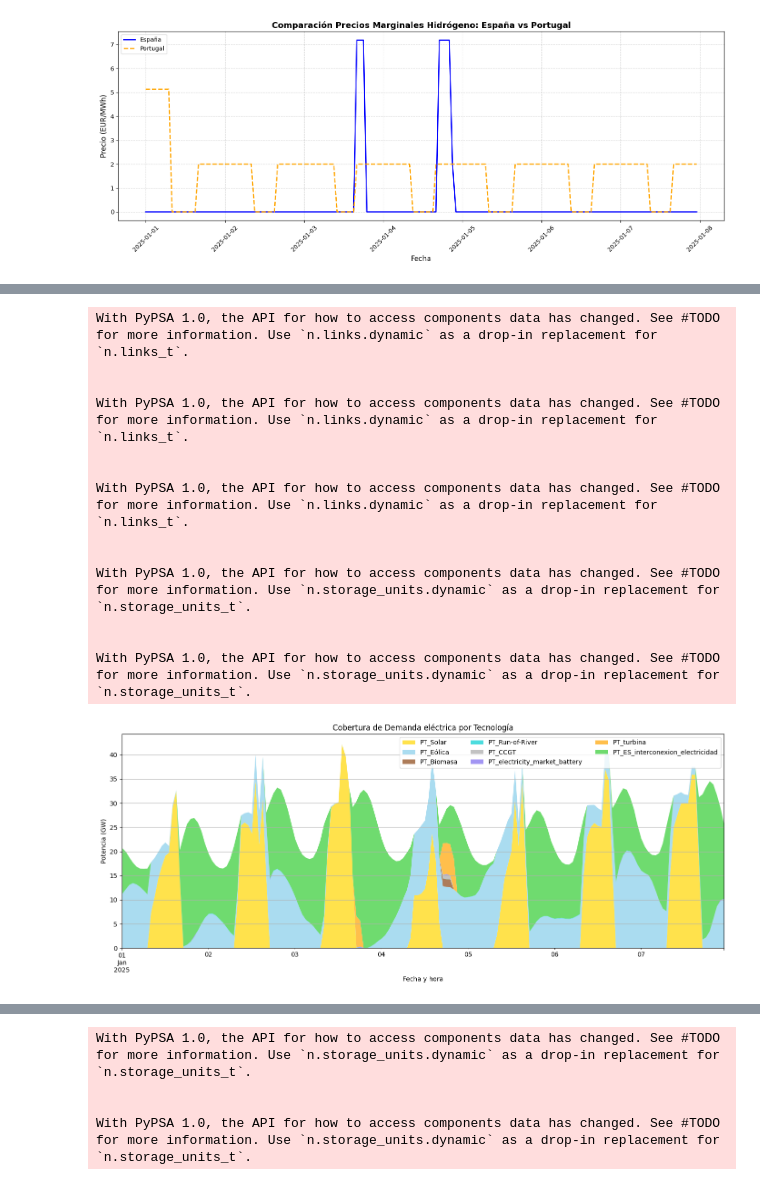
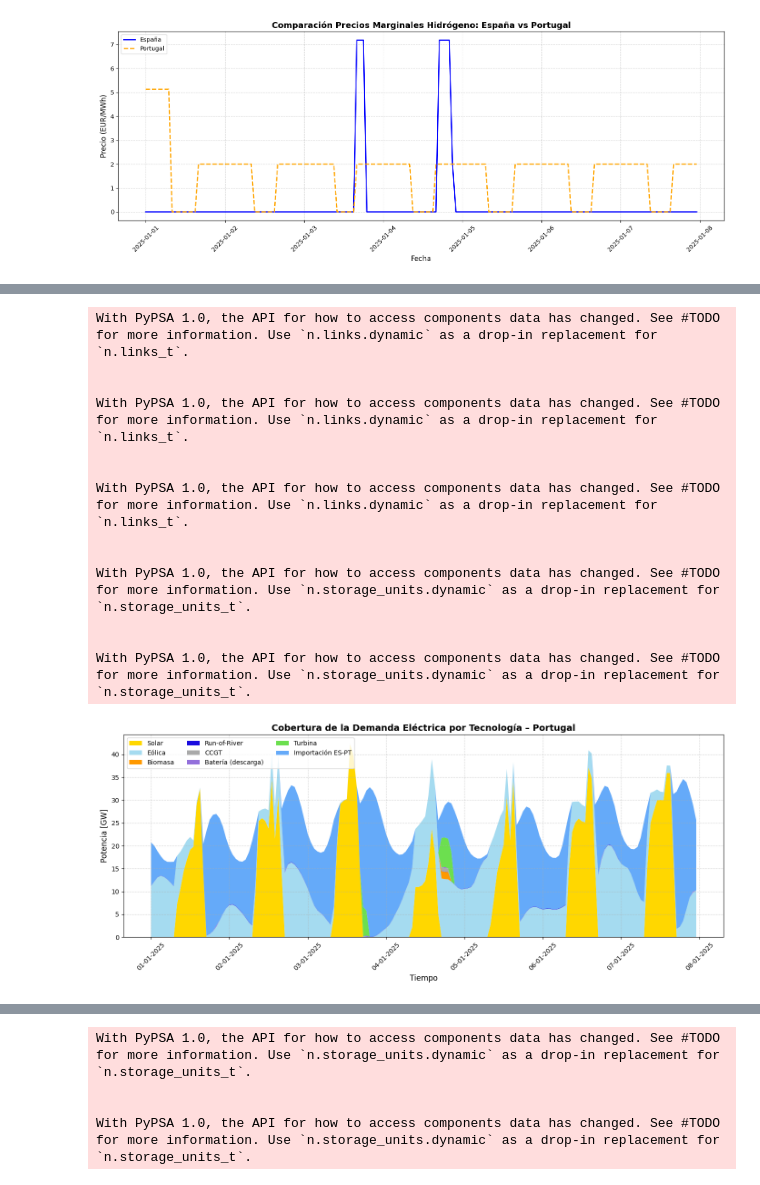
Before and after one commit to anabatres28-png/Dispatching-Project-in-PypSA, a Jupyter notebook: Modelo_España_Portugal/Modelo_ES_PT_Unido/Dispatching_Portugal_España_Unido.ipynb, the cells around one changed output, grey strips where cells are left out. Cells and saved outputs as stored; diff of their text form; code cells hidden in the pictures.

```diff
--- a/Modelo_España_Portugal/Modelo_ES_PT_Unido/Dispatching_Portugal_España_Unido.ipynb
+++ b/Modelo_España_Portugal/Modelo_ES_PT_Unido/Dispatching_Portugal_España_Unido.ipynb
@@ -1360,7 +1301,7 @@ import_es_pt = -network.links_t.p1["ES_PT_interconexion_electricidad"].clip(uppe
 su_names = network.storage_units.static.index.str.lower()
 
 battery_sus = [n for n in network.storage_units.static.index if "pt_electricity_market_battery" in n.lower()]
-h2_sus      = [n for n in network.storage_units.static.index if "pt_hydrogen_storage" in n.lower()]
+h2_sus      = [n for n in network.storage_units.static.index if "p_hydrogen_storage" in n.lower()]
 
 
 # 6) Potencia neta
@@ -1385,52 +1326,94 @@ df_plot = pd.DataFrame({
     "PT_ES_interconexion_electricidad": import_es_pt / 1e3,
 }, index=times)
 
 # ------------------------------
 # 8) Colores
 # ------------------------------
 
 colors = {
-    "PT_Solar":        "#FFD700",
-    "PT_Eólica":       "#87CEEB",
-    "PT_Biomasa":      "#8B4513",
-    "PT_Run-of-River": "#00CED1",
-    "PT_CCGT":         "#A9A9A9",
-    "PT_electricity_market_battery":     "#7B68EE",
-    "PT_turbina":      "#FFA500",
-    "PT_ES_interconexion_electricidad": "#32CD32",
+    "PT_Solar":                          "#FFD700",
+    "PT_Eólica":                         "#87CFEBBE",
+    "PT_Biomasa":                        "#FF9900",
+    "PT_Run-of-River":                   "#1A0CDF",
+    "PT_CCGT":                           "#A9A9A9",
+    "PT_electricity_market_battery":     "#9370DB",
+    "PT_turbina":                        "#2AD100B0",
+    "PT_ES_interconexion_electricidad":  "#2386F7B2",
 }
 
 c = [colors[col] for col in df_plot.columns]
 
-# ------------------------------
-# 9) Gráfica
-# ------------------------------
 
-fig, ax = plt.subplots(figsize=(14, 6))
-df_plot.plot(kind="area", ax=ax, color=c, alpha=0.7, linewidth=0)
+# 9) --------------------------- GRÁFICA STACKPLOT -------------------------------
+plt.figure(figsize=(14, 6))
 
-ax.set_title("Cobertura de Demanda eléctrica por Tecnología")
-ax.set_xlabel("Fecha y hora")
-ax.set_ylabel("Potencia (GW)")
-ax.legend(loc="upper right", ncol=3)
-ax.grid(True)
+plt.stackplot(
+    df_plot.index,
+    df_plot["PT_Solar"],
+    df_plot["PT_Eólica"],
+    df_plot["PT_Biomasa"],
+    df_plot["PT_Run-of-River"],
+    df_plot["PT_CCGT"],
+    df_plot["PT_electricity_market_battery"],
+    df_plot["PT_turbina"],
+    df_plot["PT_ES_interconexion_electricidad"],
+    labels=[
+        "Solar",
+        "Eólica",
+        "Biomasa",
+        "Run-of-River",
+        "CCGT",
+        "Batería (descarga)",
+        "Turbina",
+        "Importación ES-PT"
+    ],
+    colors=[
+        colors["PT_Solar"],
+        colors["PT_Eólica"],
+        colors["PT_Biomasa"],
+        colors["PT_Run-of-River"],
+        colors["PT_CCGT"],
+        colors["PT_electricity_market_battery"],
+        colors["PT_turbina"],
+        colors["PT_ES_interconexion_electricidad"],
+    ],
+    linewidth=0.0,
+)
+
+
+plt.title(
+    "Cobertura de la Demanda Eléctrica por Tecnología – Portugal",
+    fontsize=14,
+    fontweight="bold"
+)
+plt.xlabel("Tiempo", fontsize=12)
+plt.ylabel("Potencia [GW]", fontsize=12)
+
+plt.xticks(rotation=45)
+plt.grid(True, linestyle="--", alpha=0.5)
+plt.legend(loc="upper left", fontsize=10, ncol=3)
+
 plt.tight_layout()
+
+# Formato del eje X (igual que en la otra figura)
+plt.gca().xaxis.set_major_formatter(mdates.DateFormatter('%d-%m-%Y'))
+
 plt.show()
 # %% [output]
 With PyPSA 1.0, the API for how to access components data has changed. See #TODO for more information. Use `n.links.dynamic` as a drop-in replacement for `n.links_t`.
 
 
 With PyPSA 1.0, the API for how to access components data has changed. See #TODO for more information. Use `n.links.dynamic` as a drop-in replacement for `n.links_t`.
 
 
 With PyPSA 1.0, the API for how to access components data has changed. See #TODO for more information. Use `n.links.dynamic` as a drop-in replacement for `n.links_t`.
 
 
 With PyPSA 1.0, the API for how to access components data has changed. See #TODO for more information. Use `n.storage_units.dynamic` as a drop-in replacement for `n.storage_units_t`.
 
 
 With PyPSA 1.0, the API for how to access components data has changed. See #TODO for more information. Use `n.storage_units.dynamic` as a drop-in replacement for `n.storage_units_t`.
-[figure, old version]
+[figure, new version]
 # %%
 # ----------------------------- DEMANDA NACIONAL -----------------------------
 national_electricity_demand = network.loads_t.p_set["ES_demand_2040"] / 1e3   # MW → GW
```
Also changed, not shown: parts of 17 cells of this notebook, 1 other file.
